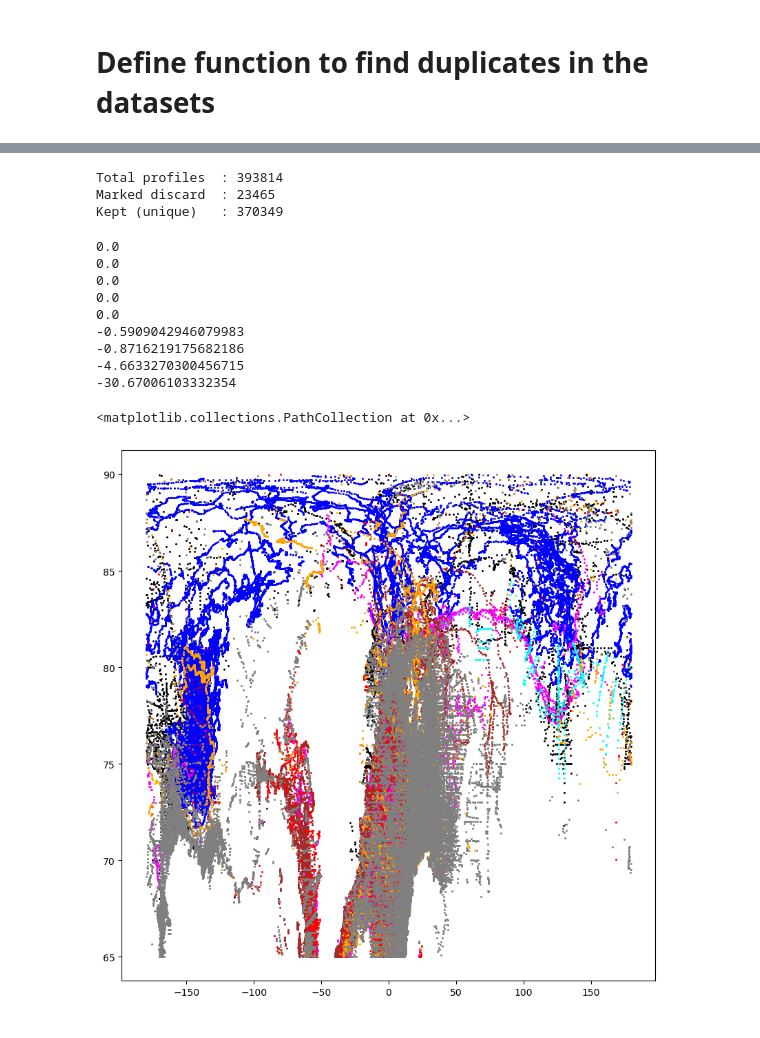
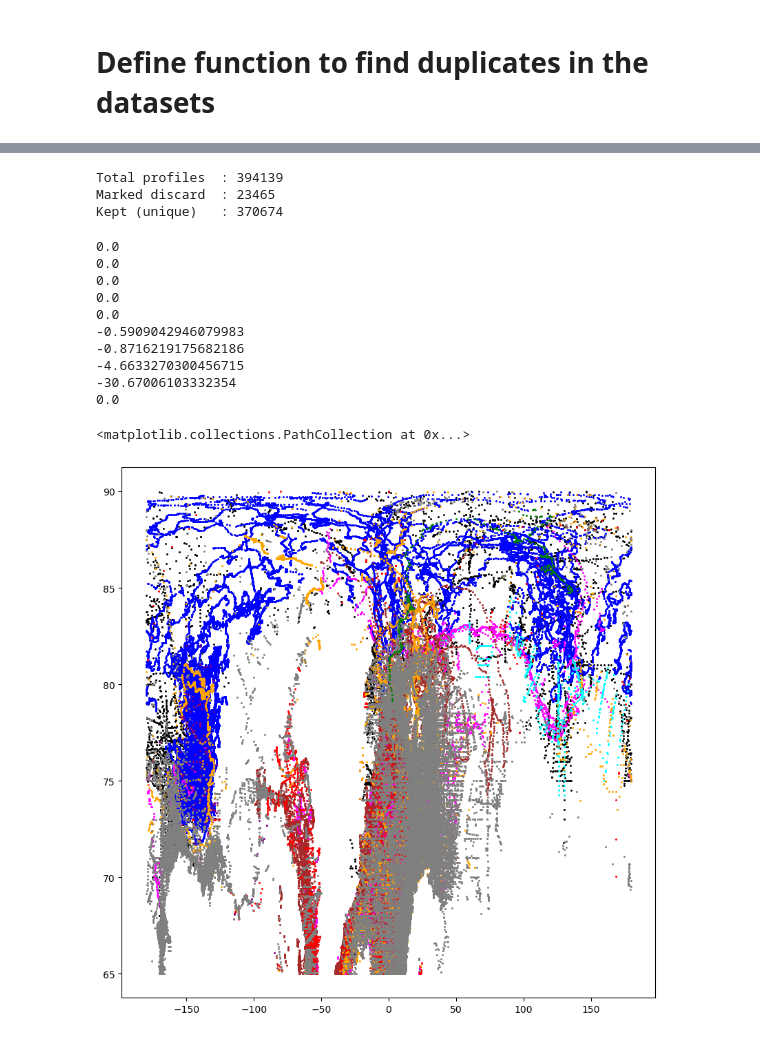
Before and after one commit to aprig/processing_arctic_data, a Jupyter notebook: process_data_level1_check_for_duplicates_temp_new_final_ISAS.ipynb, the cells around one changed output, grey strips where cells are left out. Drawn from its saved outputs; the diff is of its cells as text; code cells hidden in the pictures.

```diff
--- a/process_data_level1_check_for_duplicates_temp_new_final_ISAS.ipynb
+++ b/process_data_level1_check_for_duplicates_temp_new_final_ISAS.ipynb
@@ -233,7 +243,7 @@ from scipy.sparse import coo_matrix
 from scipy.sparse.csgraph import connected_components
 import gsw
 
-NO_INTERNAL_DUPLICATES = {'ITP', 'ARGO','BGEP_ctd','NABOS_ctd','MEOP'}
+NO_INTERNAL_DUPLICATES = {'ITP', 'ARGO','BGEP_ctd','NABOS_ctd','MEOP','MOSAiC'}
 
 def find_duplicates_new3(lon, lat, time, profiles, source,
                         time_thresh_days=1,
@@ -403,10 +413,11 @@ SOURCE_PRIORITY = {
     "NABOS_ctd": 2,
     "BGEP_ctd":  3,
     "MEOP":      4,
-    "UDASH":     5,
-    "ICES":      6,
-    "WOD":       7,
-    "CORA":      8,
+    "MOSAiC":    5,
+    "UDASH":     6,
+    "ICES":      7,
+    "WOD":       8,
+    "CORA":      9,
 }
 
 def resolve_duplicates_pairwise(duplicate_pairs, source, finite_counts, n_profiles):
@@ -444,9 +455,9 @@ print(f"\nTotal profiles  : {n_profiles}")
 print(f"Marked discard  : {discard_mask.sum()}")
 print(f"Kept (unique)   : {(~discard_mask).sum()}")
 # %% [output]
-Total profiles  : 393814
+Total profiles  : 394139
 Marked discard  : 23465
-Kept (unique)   : 370349
+Kept (unique)   : 370674
 # %%
 import pandas as pd
 import numpy as np
@@ -530,6 +541,7 @@ audit_duplicates.to_csv(
 )
 # %%
 ds_profiles_unique_UDASH = ds_unique.where(ds_unique["source"]=='UDASH',drop=True)
+ds_profiles_unique_MOSAIC = ds_unique.where(ds_unique["source"]=='MOSAiC',drop=True)
 ds_profiles_unique_ITP = ds_unique.where(ds_unique["source"]=='ITP',drop=True)
 ds_profiles_unique_ARGO = ds_unique.where(ds_unique["source"]=='ARGO',drop=True)
 ds_profiles_unique_NABOS = ds_unique.where(ds_unique["source"]=='NABOS_ctd',drop=True)
@@ -574,6 +586,11 @@ print(((ds_profiles_unique_WOD.temperature.shape[0]-
 print(((ds_profiles_unique_CORA.temperature.shape[0]-
   ds_profiles_unique_CORA_old.temperature.shape[0])/
  ds_profiles_unique_CORA_old.temperature.shape[0])*100)
+
+
+print(((ds_profiles_unique_MOSAIC.temperature.shape[0]-
+  ds_profiles_unique_MOSAIC_old.temperature.shape[0])/
+ ds_profiles_unique_MOSAIC_old.temperature.shape[0])*100)
 # %% [output]
 0.0
 0.0
@@ -584,8 +601,10 @@ print(((ds_profiles_unique_CORA.temperature.shape[0]-
 -0.8716219175682186
 -4.6633270300456715
 -30.67006103332354
+0.0
 # %%
 ds_profiles_unique_UDASH['profile'] = np.arange(0,ds_profiles_unique_UDASH.longitude.shape[0],1)
+ds_profiles_unique_MOSAIC['profile'] = np.arange(0,ds_profiles_unique_MOSAIC.longitude.shape[0],1)
 ds_profiles_unique_ITP['profile'] = np.arange(0,ds_profiles_unique_ITP.longitude.shape[0],1)
 ds_profiles_unique_ARGO['profile'] = np.arange(0,ds_profiles_unique_ARGO.longitude.shape[0],1)
 ds_profiles_unique_NABOS['profile'] = np.arange(0,ds_profiles_unique_NABOS.longitude.shape[0],1)
@@ -641,31 +661,38 @@ plt.scatter(ds_profiles_unique_MEOP.longitude,
            ds_profiles_unique_MEOP.latitude,
            marker='.',s=5,color='brown',label='All')
 
 
 # Atools.plot_arctic_ax_map_new(ax[5])
 ax.scatter(ds_profiles_unique_ICES.longitude,
            ds_profiles_unique_ICES.latitude,
            marker='.',s=5,color='red',label='All')
 
 
 # Atools.plot_arctic_ax_map_new(ax[6])
 ax.scatter(ds_profiles_unique_CORA.longitude,
            ds_profiles_unique_CORA.latitude,
            marker='.',s=5,color='orange',label='All')
 
 
 
 # Atools.plot_arctic_ax_map_new(ax[7])
 ax.scatter(ds_profiles_unique_WOD.longitude,
            ds_profiles_unique_WOD.latitude,
            marker='.',s=5,color='grey',label='All')
 
 
 
+# Atools.plot_arctic_ax_map_new(ax[7])
+ax.scatter(ds_profiles_unique_MOSAIC.longitude,
+           ds_profiles_unique_MOSAIC.latitude,
+           marker='.',s=5,color='green',label='All')
+
+
+
 # ax.set_ylim([70,75])
 ####################################################################################
 
 #plt.savefig('/home/aprigent/Documents/Projects/Analysis_obs/figures/fig_data_distributions_ALL.png',bbox_inches='tight',dpi=300)
 # %% [output]
 <matplotlib.collections.PathCollection at 0x...>
-[figure, old version]
+[figure, new version]
```
Also changed, not shown: parts of 13 cells of this notebook, 1 other file.
